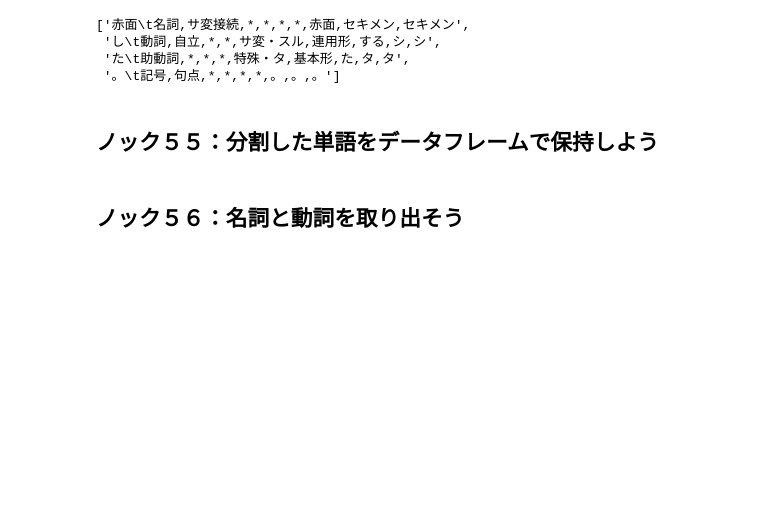
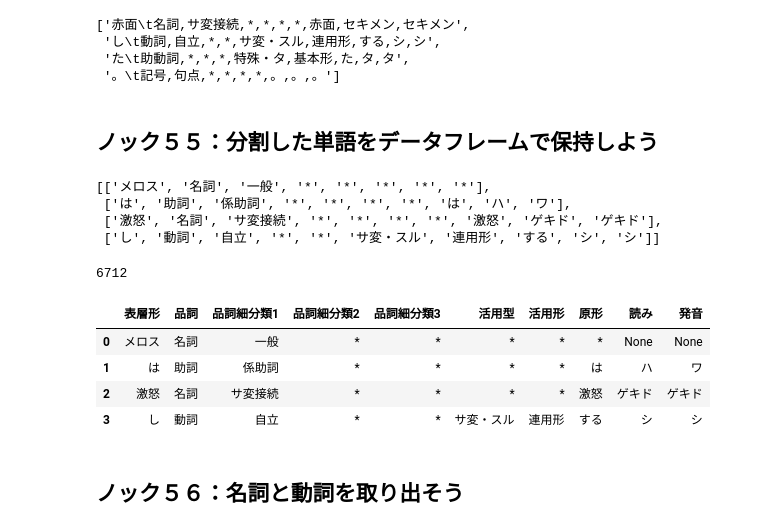
Before and after one commit to winuim/python-process-visualization-100, a Jupyter notebook: chapter-4/src/chapter-4.ipynb, the cells around one changed output. Saved outputs shown, nothing was run; the diff lists cells and outputs as text; code cells hidden in the pictures; blank space fills up the shorter version.

```diff
--- a/chapter-4/src/chapter-4.ipynb
+++ b/chapter-4/src/chapter-4.ipynb
@@ -201,6 +201,27 @@ parsed[-4:]
  '。\t記号,句点,*,*,*,*,。,。,。']
 # %% [markdown]
 ## ノック５５：分割した単語をデータフレームで保持しよう
+# %%
+*values, = map(lambda s: re.split(r"\t|,", s), parsed)
+values[:4]
+# %% [output]
+[['メロス', '名詞', '一般', '*', '*', '*', '*', '*'],
+ ['は', '助詞', '係助詞', '*', '*', '*', '*', 'は', 'ハ', 'ワ'],
+ ['激怒', '名詞', 'サ変接続', '*', '*', '*', '*', '激怒', 'ゲキド', 'ゲキド'],
+ ['し', '動詞', '自立', '*', '*', 'サ変・スル', '連用形', 'する', 'シ', 'シ']]
+# %%
+import pandas as pd
+columns = ["表層形","品詞","品詞細分類1","品詞細分類2","品詞細分類3","活用型","活用形","原形","読み","発音"]
+mecab_df = pd.DataFrame(data=values, columns=columns)
+print(len(mecab_df))
+mecab_df.head(4)
+# %% [output]
+6712
+|  | 表層形 | 品詞 | 品詞細分類1 | 品詞細分類2 | 品詞細分類3 | 活用型 | 活用形 | 原形 | 読み | 発音 |
+| 0 | メロス | 名詞 | 一般 | * | * | * | * | * | None | None |
+| 1 | は | 助詞 | 係助詞 | * | * | * | * | は | ハ | ワ |
+| 2 | 激怒 | 名詞 | サ変接続 | * | * | * | * | 激怒 | ゲキド | ゲキド |
+| 3 | し | 動詞 | 自立 | * | * | サ変・スル | 連用形 | する | シ | シ |
 # %% [markdown]
 ## ノック５６：名詞と動詞を取り出そう
 # %% [markdown]
```
